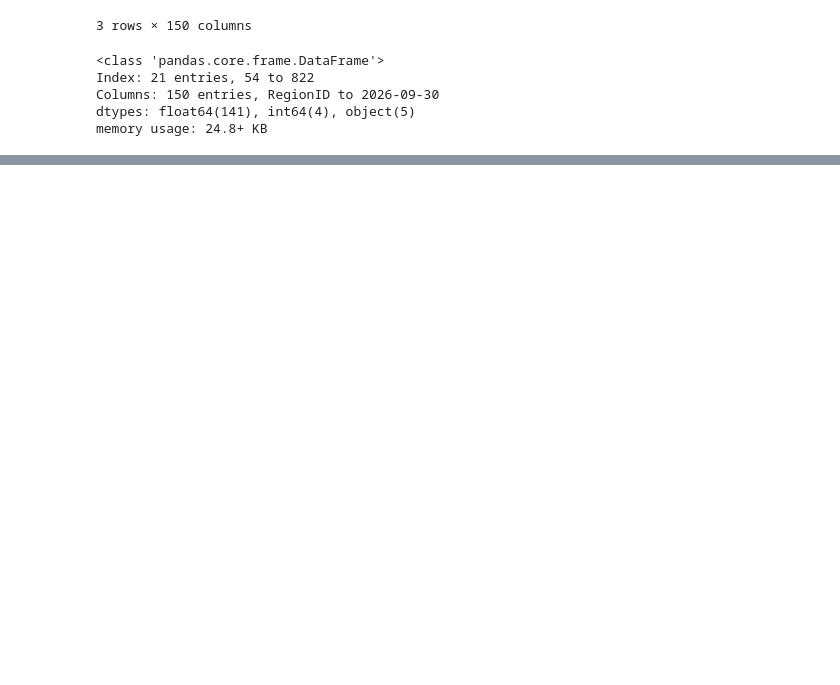
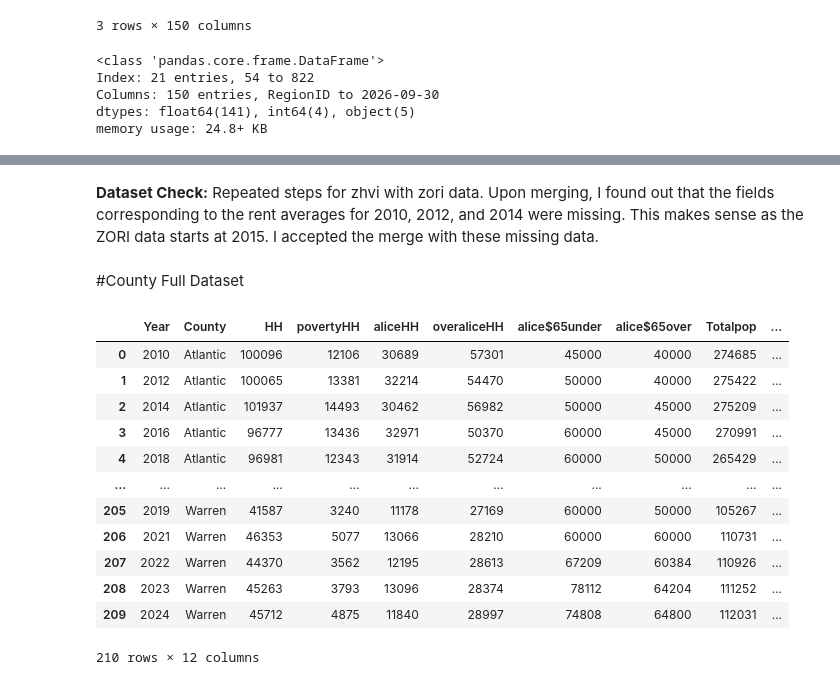
Before and after one commit to carlavilla/DataManagement, a Jupyter notebook: Flooding_and_Housing_NJ.ipynb, the cells around one changed output, grey strips where cells are left out. Drawn from its saved outputs; the diff is of its cells as text; code cells hidden in the pictures; blank space fills up the shorter version.

```diff
--- a/Flooding_and_Housing_NJ.ipynb
+++ b/Flooding_and_Housing_NJ.ipynb
@@ -630,0 +772,21 @@ memory usage: 24.8+ KB
+# %% [markdown]
+**Dataset Check:** Repeated steps for zhvi with zori data. Upon merging, I found out that the fields corresponding to the rent averages for 2010, 2012, and 2014 were missing. This makes sense as the ZORI data starts at 2015. I accepted the merge with these missing data.
+# %% [markdown]
+#County Full Dataset
+# %%
+merge1 = pd.merge(alice, acs_popinc, how='outer', on=['County', 'Year'],indicator=True) #outer=keep all
+merge1
+# %% [output]
+|  | Year | County | HH | povertyHH | aliceHH | overaliceHH | alice$65under | alice$65over | Totalpop | ... |
+| 0 | 2010 | Atlantic | 100096 | 12106 | 30689 | 57301 | 45000 | 40000 | 274685 | ... |
+| 1 | 2012 | Atlantic | 100065 | 13381 | 32214 | 54470 | 50000 | 40000 | 275422 | ... |
+| 2 | 2014 | Atlantic | 101937 | 14493 | 30462 | 56982 | 50000 | 45000 | 275209 | ... |
+| 3 | 2016 | Atlantic | 96777 | 13436 | 32971 | 50370 | 60000 | 45000 | 270991 | ... |
+| 4 | 2018 | Atlantic | 96981 | 12343 | 31914 | 52724 | 60000 | 50000 | 265429 | ... |
+| ... | ... | ... | ... | ... | ... | ... | ... | ... | ... | ... |
+| 205 | 2019 | Warren | 41587 | 3240 | 11178 | 27169 | 60000 | 50000 | 105267 | ... |
+| 206 | 2021 | Warren | 46353 | 5077 | 13066 | 28210 | 60000 | 60000 | 110731 | ... |
+| 207 | 2022 | Warren | 44370 | 3562 | 12195 | 28613 | 67209 | 60384 | 110926 | ... |
+| 208 | 2023 | Warren | 45263 | 3793 | 13096 | 28374 | 78112 | 64204 | 111252 | ... |
+| 209 | 2024 | Warren | 45712 | 4875 | 11840 | 28997 | 74808 | 64800 | 112031 | ... |
+210 rows × 12 columns
```
Also changed, not shown: parts of 15 cells of this notebook.
